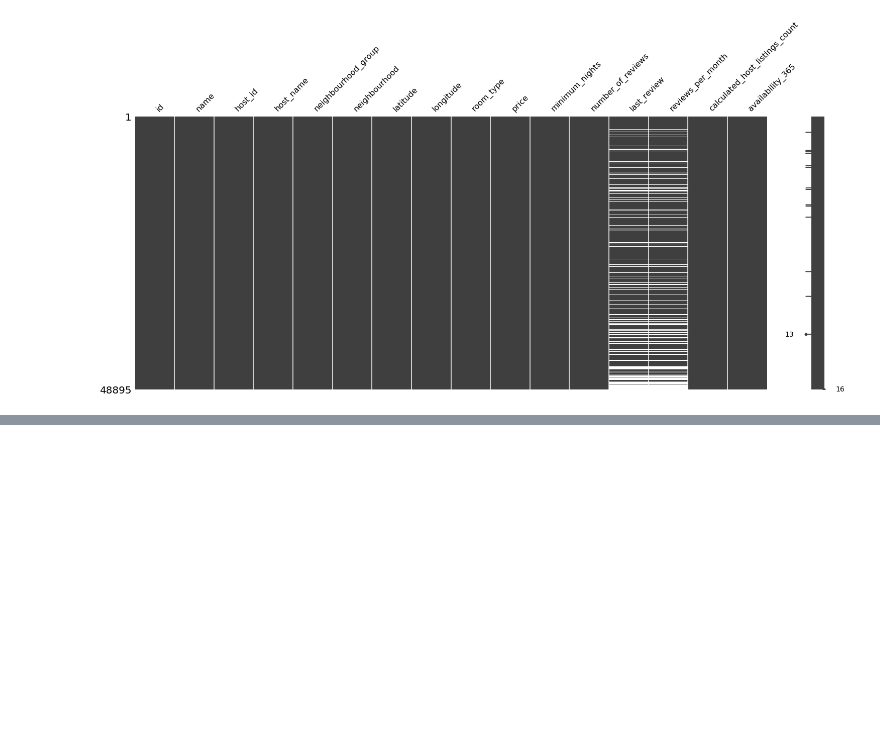
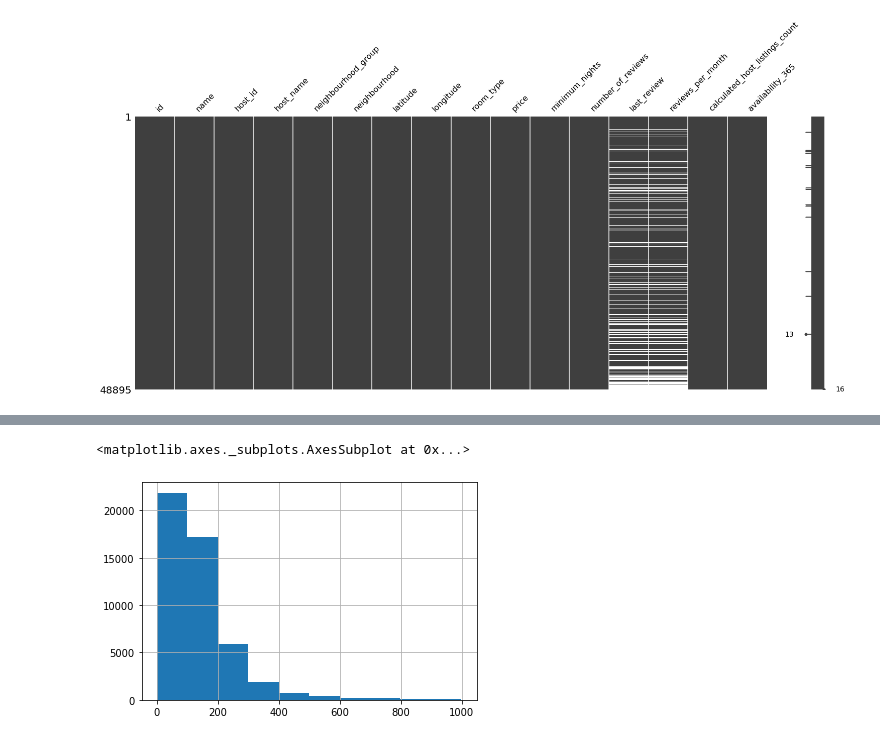
Before and after one commit to GerardoZuniga/PrActicaMod6, a Jupyter notebook: Proyecto Módulo 6 Minería de Datos.ipynb, the cells around one changed output, grey strips where cells are left out. Cells and saved outputs as stored; diff of their text form; code cells hidden in the pictures; blank space fills up the shorter version.

```diff
--- a/Proyecto Módulo 6 Minería de Datos.ipynb
+++ b/Proyecto Módulo 6 Minería de Datos.ipynb
@@ -37,0 +54,8 @@ msno.matrix(df)
+# %%
+#Un 'zoom' en la variable del precio
+dfg = df['price'] < 1000
+df_price = df[dfg]
+df_price.price.hist()
+# %% [output]
+<matplotlib.axes._subplots.AxesSubplot at 0x...>
+[figure, added]
```
Also changed, not shown: parts of 13 cells of this notebook.
